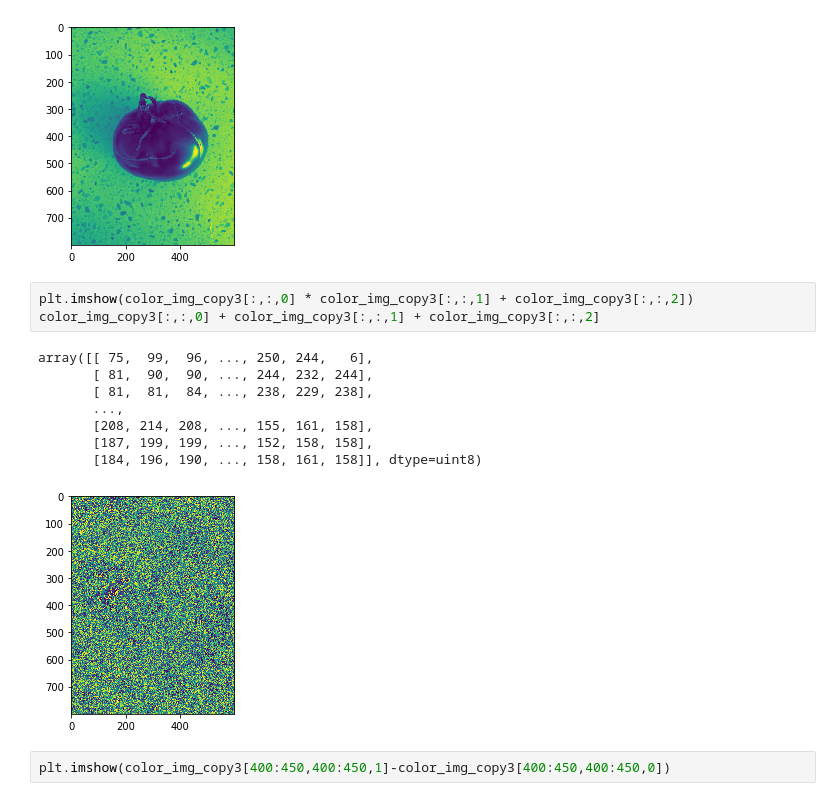
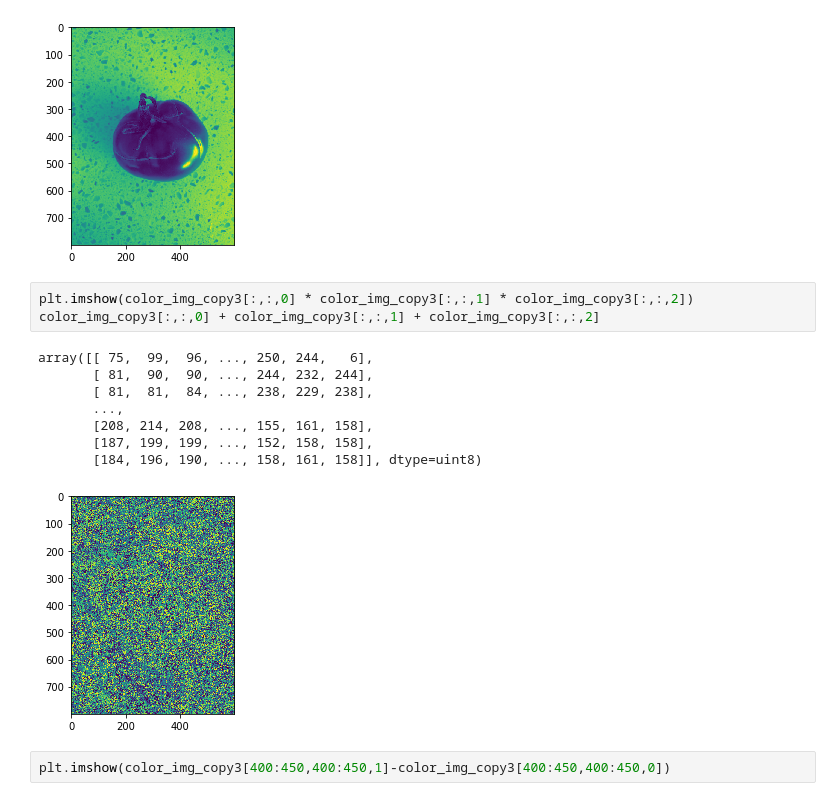
Before and after one commit to tweeraratne/problem-solving, a Jupyter notebook: Code_to_convert_RGB_image_to_Grayscale.ipynb, the cells around one changed output. Saved outputs shown, nothing was run; the diff lists cells and outputs as text.

Commit message:
research on manipulation of image pixels

```diff
--- a/Code_to_convert_RGB_image_to_Grayscale.ipynb
+++ b/Code_to_convert_RGB_image_to_Grayscale.ipynb
@@ -158,17 +158,17 @@ array([[192, 200, 199, ..., 165, 163, 169],
        [145, 149, 147, ..., 218, 219, 218]], dtype=uint8)
 [figure]
 # %%
-plt.imshow(color_img_copy3[:,:,0] * color_img_copy3[:,:,1] + color_img_copy3[:,:,2])
+plt.imshow(color_img_copy3[:,:,0] * color_img_copy3[:,:,1] * color_img_copy3[:,:,2])
 color_img_copy3[:,:,0] + color_img_copy3[:,:,1] + color_img_copy3[:,:,2]
 # %% [output]
 array([[ 75,  99,  96, ..., 250, 244,   6],
        [ 81,  90,  90, ..., 244, 232, 244],
        [ 81,  81,  84, ..., 238, 229, 238],
        ...,
        [208, 214, 208, ..., 155, 161, 158],
        [187, 199, 199, ..., 152, 158, 158],
        [184, 196, 190, ..., 158, 161, 158]], dtype=uint8)
-[figure, old version]
+[figure, new version]
 # %%
 plt.imshow(color_img_copy3[400:450,400:450,1]-color_img_copy3[400:450,400:450,0])
 # %% [output]
```
